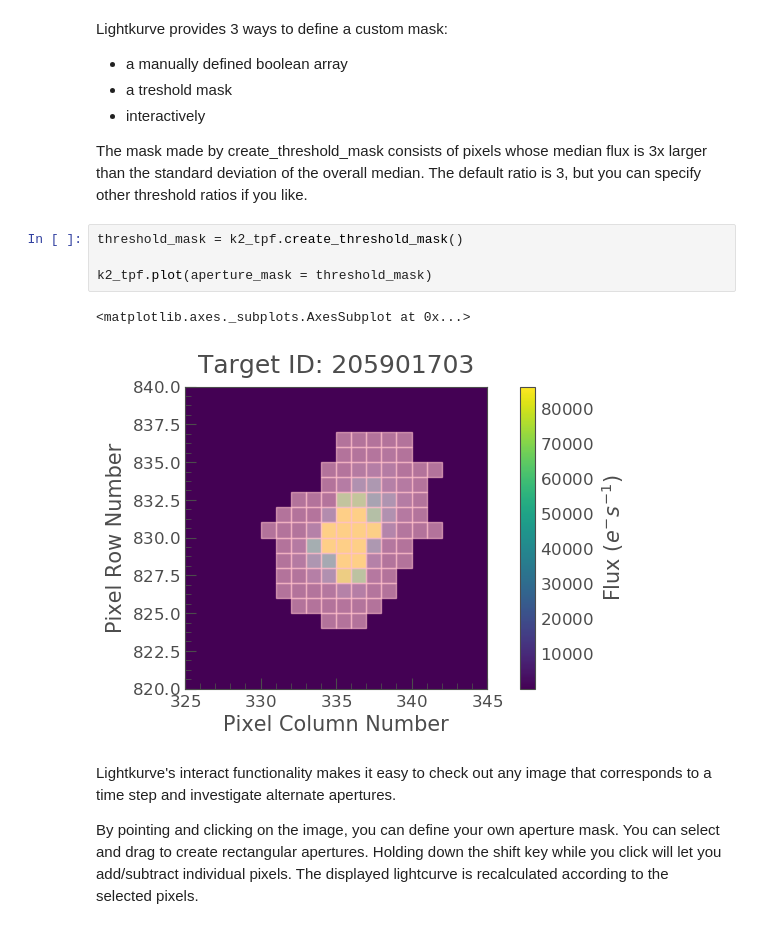
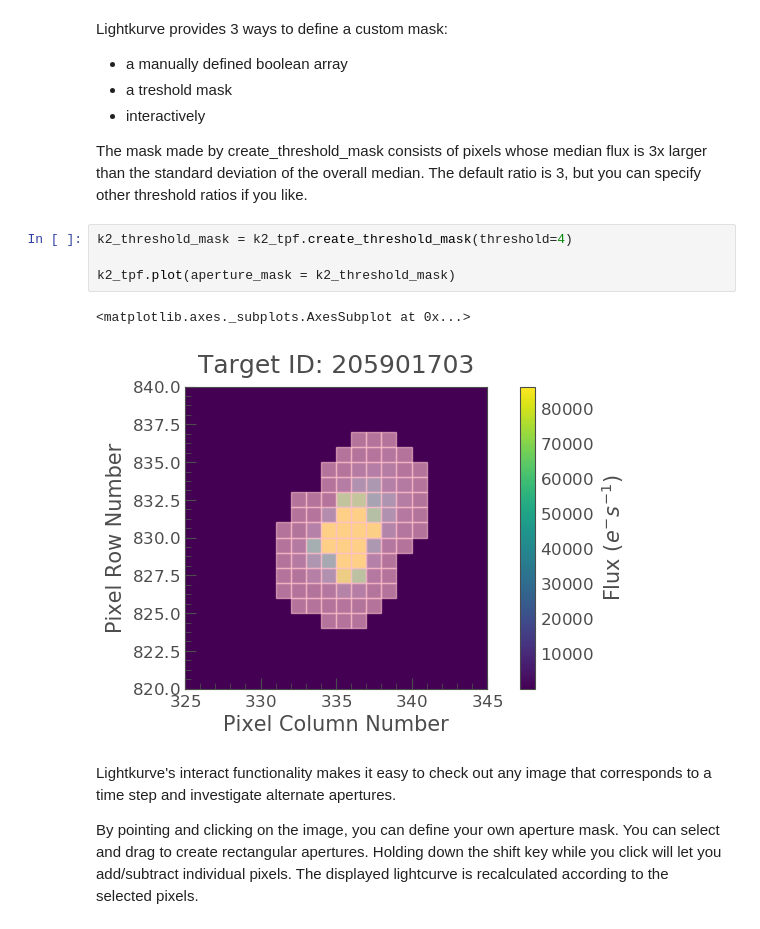
Before and after one commit to jessie-dotson/my-tutorials, a Jupyter notebook: Lightkurve demo July 2019.ipynb, the cells around one changed output. Drawn from its saved outputs; the diff is of its cells as text.

```diff
--- a/Lightkurve demo July 2019.ipynb
+++ b/Lightkurve demo July 2019.ipynb
@@ -121,12 +148,12 @@ Lightkurve provides 3 ways to define a custom mask:
 
 The mask made by create_threshold_mask consists of pixels whose median flux is 3x larger than the standard deviation of the overall median.  The default ratio is 3, but you can specify other threshold ratios if you like.
 # %%
-threshold_mask = k2_tpf.create_threshold_mask()
+k2_threshold_mask = k2_tpf.create_threshold_mask(threshold=4)
 
-k2_tpf.plot(aperture_mask = threshold_mask)
+k2_tpf.plot(aperture_mask = k2_threshold_mask)
 # %% [output]
 <matplotlib.axes._subplots.AxesSubplot at 0x...>
-[figure, old version]
+[figure, new version]
 # %% [markdown]
 Lightkurve's interact functionality makes it easy to check out any image that corresponds to a time step and investigate alternate apertures.
 
```
Also changed, not shown: parts of 43 cells of this notebook, 3 other files.
